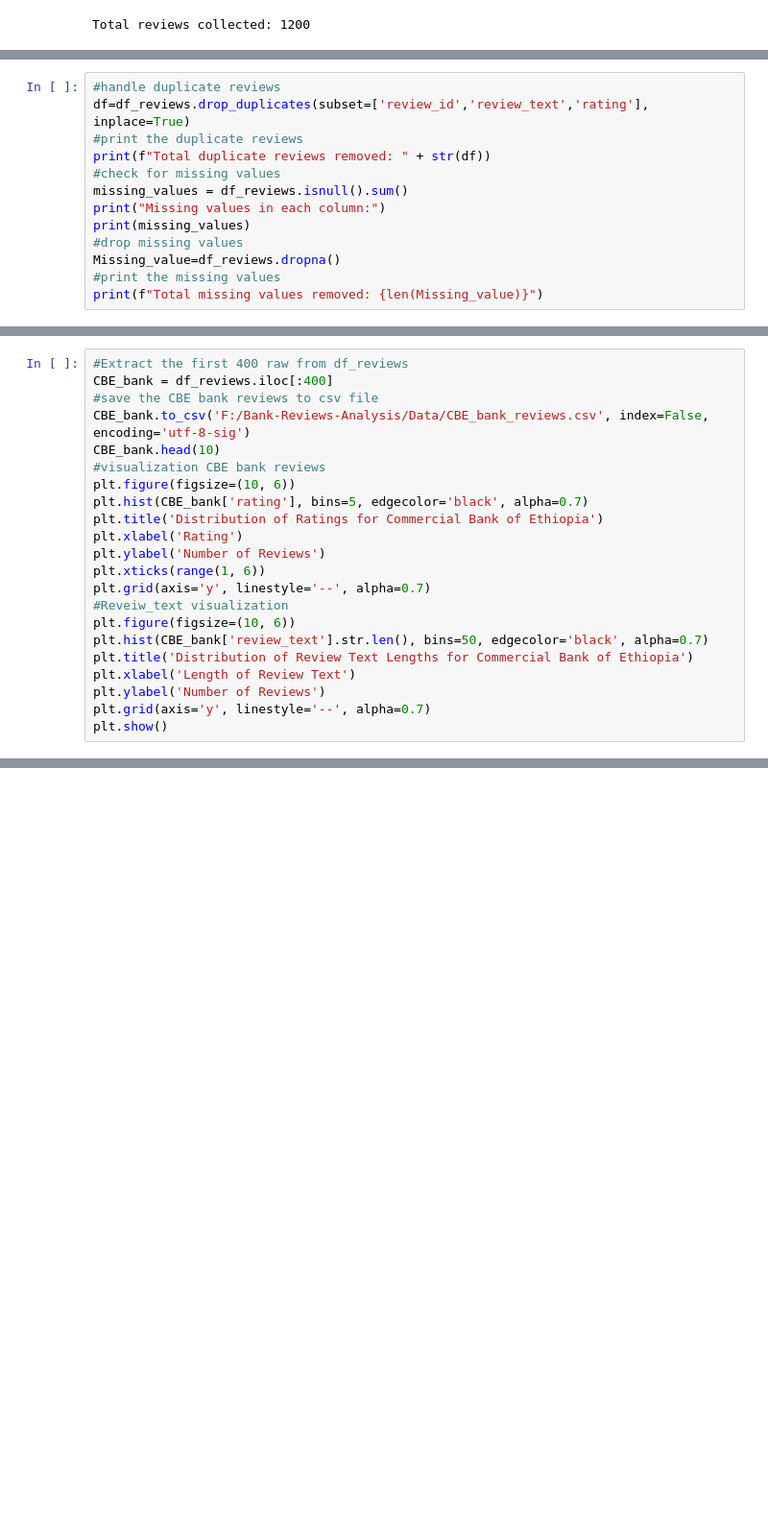
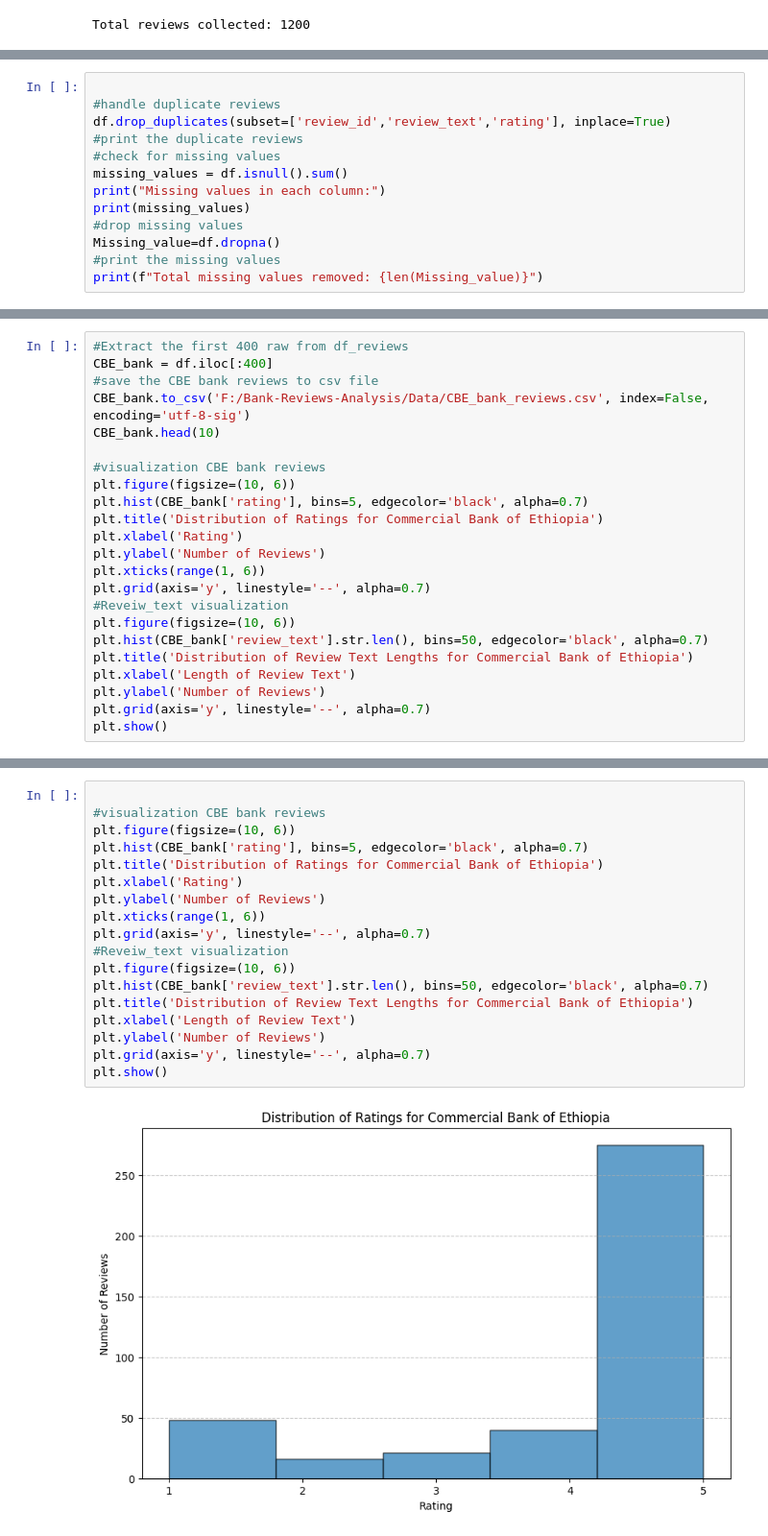
Before and after one commit to nanecha/Bank-Reviews-Analysis, a Jupyter notebook: notebookes/web_scraping_preprocessing.ipynb, the cells around one changed output, grey strips where cells are left out. Shown at 96% size. Drawn from its saved outputs; the diff is of its cells as text; blank space fills up the shorter version.

```diff
--- a/notebookes/web_scraping_preprocessing.ipynb
+++ b/notebookes/web_scraping_preprocessing.ipynb
@@ -91,14 +105,14 @@ df_reviews['source'] ='Google play'
 # %%
+
 #handle duplicate reviews
-df=df_reviews.drop_duplicates(subset=['review_id','review_text','rating'], inplace=True)
+df.drop_duplicates(subset=['review_id','review_text','rating'], inplace=True)
 #print the duplicate reviews
-print(f"Total duplicate reviews removed: " + str(df))
 #check for missing values
-missing_values = df_reviews.isnull().sum()
+missing_values = df.isnull().sum()
 print("Missing values in each column:")
 print(missing_values)
 #drop missing values
-Missing_value=df_reviews.dropna()
+Missing_value=df.dropna()
 #print the missing values
 print(f"Total missing values removed: {len(Missing_value)}")
 # %% [output]
@@ -129,9 +141,10 @@ Cleaned data saved to 'F:/Bank-Reviews-Analysis/Data/google_play_bank_reviews_cl
 # %%
 #Extract the first 400 raw from df_reviews
-CBE_bank = df_reviews.iloc[:400]
+CBE_bank = df.iloc[:400]
 #save the CBE bank reviews to csv file
 CBE_bank.to_csv('F:/Bank-Reviews-Analysis/Data/CBE_bank_reviews.csv', index=False, encoding='utf-8-sig')
 CBE_bank.head(10)
+
 #visualization CBE bank reviews
 plt.figure(figsize=(10, 6))
 plt.hist(CBE_bank['rating'], bins=5, edgecolor='black', alpha=0.7)
@@ -151,3 +164,23 @@ plt.show()
 # %% [output]
 [figure]
 [figure]
+# %%
+
+#visualization CBE bank reviews
+plt.figure(figsize=(10, 6))
+plt.hist(CBE_bank['rating'], bins=5, edgecolor='black', alpha=0.7)
+plt.title('Distribution of Ratings for Commercial Bank of Ethiopia')
+plt.xlabel('Rating')
+plt.ylabel('Number of Reviews')
+plt.xticks(range(1, 6))
+plt.grid(axis='y', linestyle='--', alpha=0.7)
+#Reveiw_text visualization
+plt.figure(figsize=(10, 6))
+plt.hist(CBE_bank['review_text'].str.len(), bins=50, edgecolor='black', alpha=0.7)
+plt.title('Distribution of Review Text Lengths for Commercial Bank of Ethiopia')
+plt.xlabel('Length of Review Text')
+plt.ylabel('Number of Reviews')
+plt.grid(axis='y', linestyle='--', alpha=0.7)
+plt.show()
+# %% [output]
+[figure, added]
```
Also changed, not shown: parts of 25 cells of this notebook, 1 other file.
